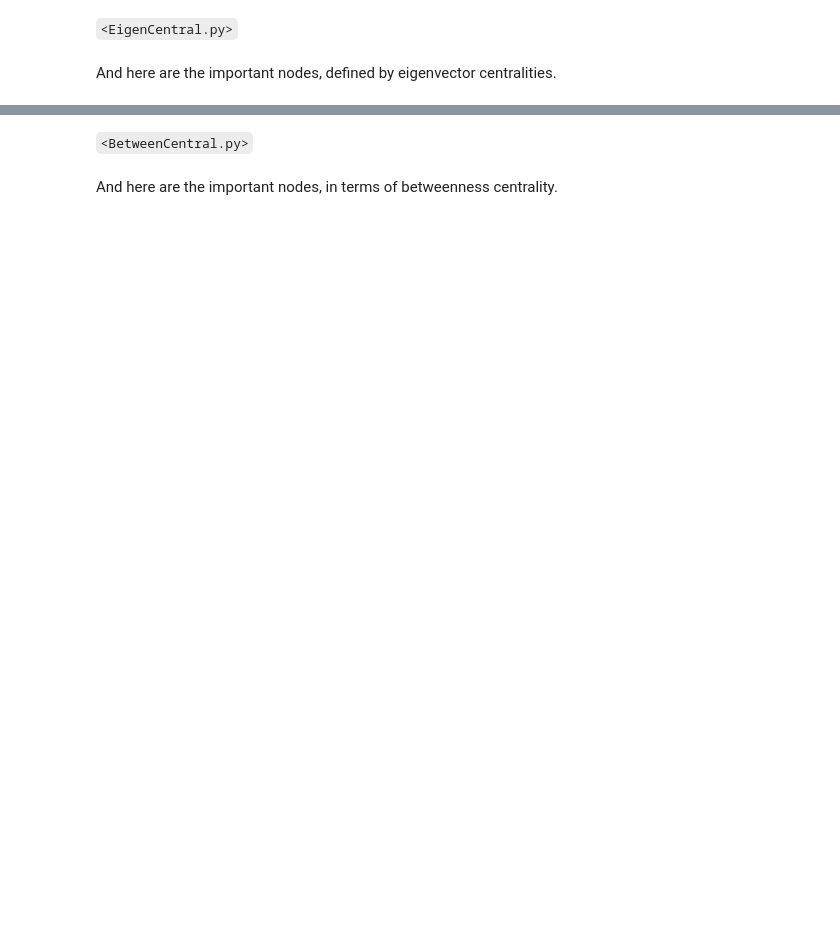
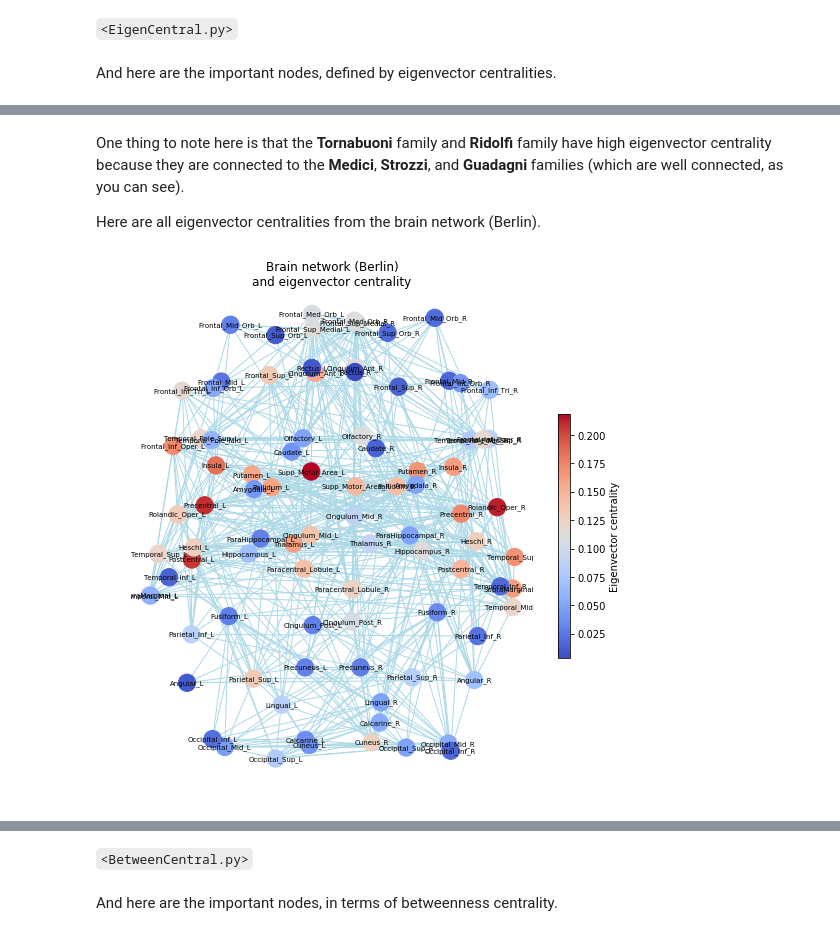
Before and after one commit to sathayas/JupyterConnectivitySpring2019, a Jupyter notebook: Centrality.ipynb, the cells around one changed output, grey strips where cells are left out. Drawn from its saved outputs; the diff is of its cells as text; code cells hidden in the pictures; blank space fills up the shorter version.

```diff
--- a/Centrality.ipynb
+++ b/Centrality.ipynb
@@ -310,0 +289,34 @@ The **betweenness centrality** is determined by counting how many shortest paths
+# %% [markdown]
+One thing to note here is that the **Tornabuoni** family and **Ridolfi** family have high eigenvector centrality because they are connected to the **Medici**, **Strozzi**, and **Guadagni** families (which are well connected, as you can see).
+
+Here are all eigenvector centralities from the brain network (Berlin).
+# %%
+###### drawing the graph (Brain, Berlin) --- their brain space coordinate
+# loading the coordinates info for brain areas
+AALTable = pd.read_csv('DataCentrality/aal_MNI_V4_coord.csv')
+# dictionary of xy-coordinates
+pos = {}
+for i in range(1,91):
+    pos[AALTable.iloc[i-1,1]] = np.array(AALTable.loc[i-1,
+                                                      ['centerX',
+                                                       'centerY']])
+
+
+# Actual drawing
+plt.figure(figsize=[9,9])
+nx.draw_networkx_nodes(G_Berlin, pos,
+                       cmap=plt.cm.coolwarm, node_color=list(Ceig_Berlin_k))
+nx.draw_networkx_edges(G_Berlin, pos, edge_color='lightblue')
+nx.draw_networkx_labels(G_Berlin, pos, font_size=7, font_color='black')
+plt.axis('off')
+plt.title('Brain network (Berlin)\nand eigenvector centrality')
+vmin = sCeig_Berlin_k[-1]
+vmax = sCeig_Berlin_k[0]
+sm = plt.cm.ScalarMappable(cmap=plt.cm.coolwarm,
+                           norm=plt.Normalize(vmin=vmin, vmax=vmax))
+sm._A = []
+cbar = plt.colorbar(sm, shrink=0.5)
+cbar.ax.set_ylabel('Eigenvector centrality')
+plt.show()
+# %% [output]
+[figure, added]
```
Also changed, not shown: parts of 47 cells of this notebook.
